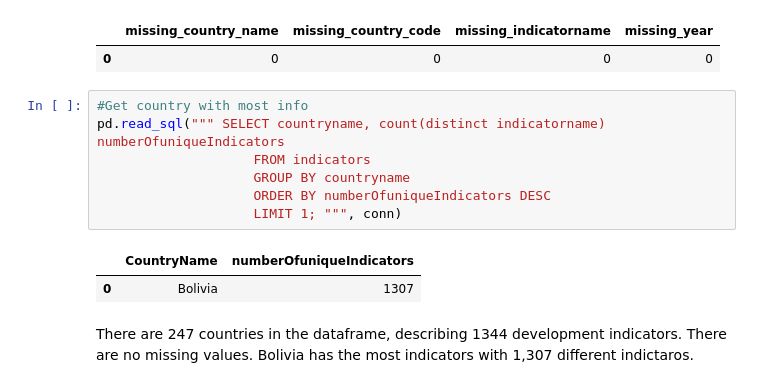
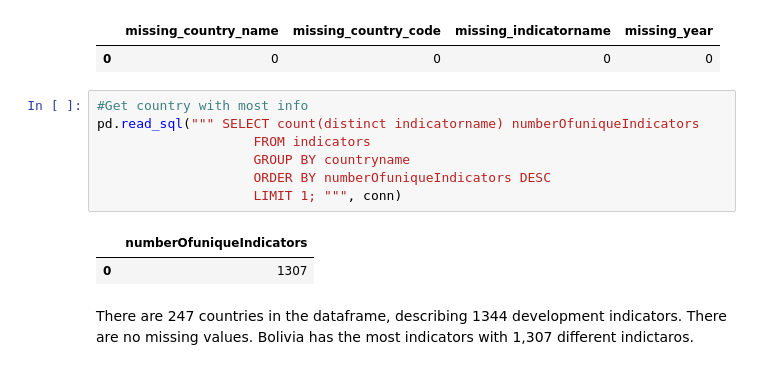
Before and after one commit to leehee-barak/data-analysis-projects, a Jupyter notebook: EDA - World Development Indicators (WDI).ipynb, the cells around one changed output. Saved outputs shown, nothing was run; the diff lists cells and outputs as text.

```diff
--- a/EDA - World Development Indicators (WDI).ipynb
+++ b/EDA - World Development Indicators (WDI).ipynb
@@ -105,14 +100,14 @@ pd.read_sql(""" SELECT count(*) - count(countryname) missing_country_name,
 | 0 | 0 | 0 | 0 | 0 |
 # %%
 #Get country with most info
-pd.read_sql(""" SELECT countryname, count(distinct indicatorname) numberOfuniqueIndicators
+pd.read_sql(""" SELECT count(distinct indicatorname) numberOfuniqueIndicators
                     FROM indicators
                     GROUP BY countryname
                     ORDER BY numberOfuniqueIndicators DESC
                     LIMIT 1; """, conn)
 # %% [output]
-|  | CountryName | numberOfuniqueIndicators |
-| 0 | Bolivia | 1307 |
+|  | numberOfuniqueIndicators |
+| 0 | 1307 |
 # %% [markdown]
 There are 247 countries in the dataframe, describing 1344 development indicators. There are no missing values.
 Bolivia has the most indicators with 1,307 different indictaros.
```
Also changed, not shown: parts of 15 cells of this notebook.
